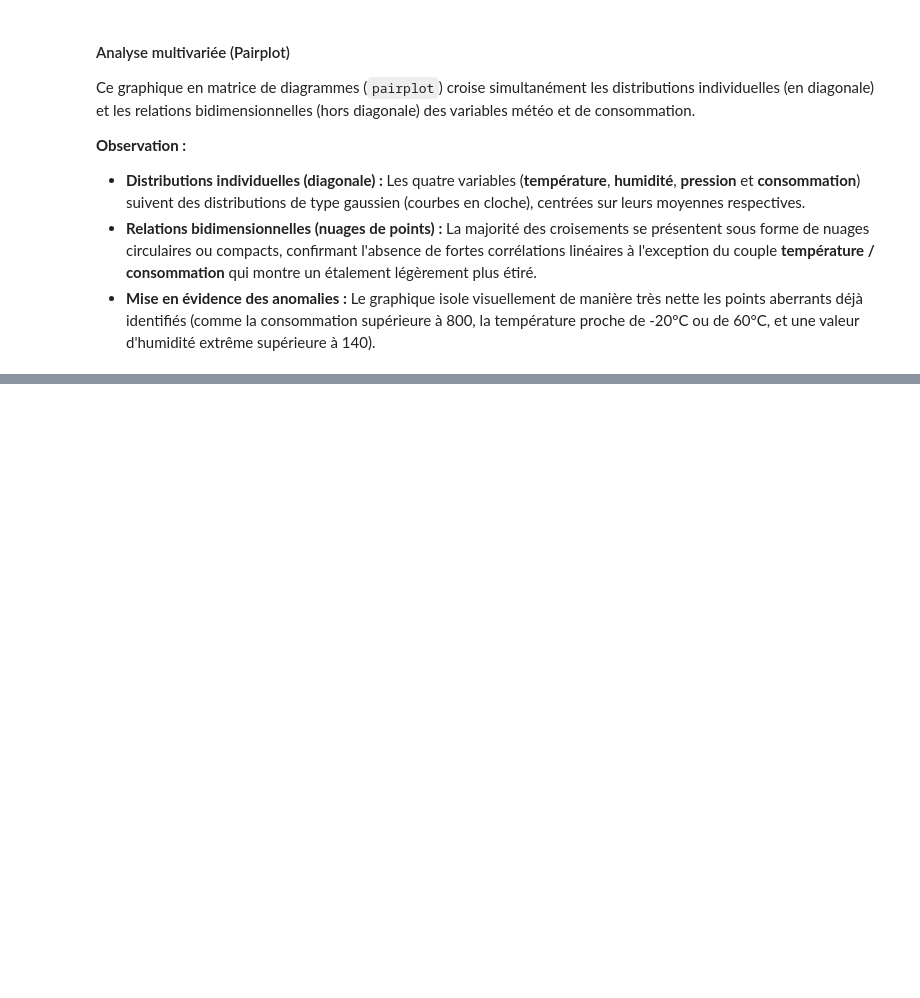
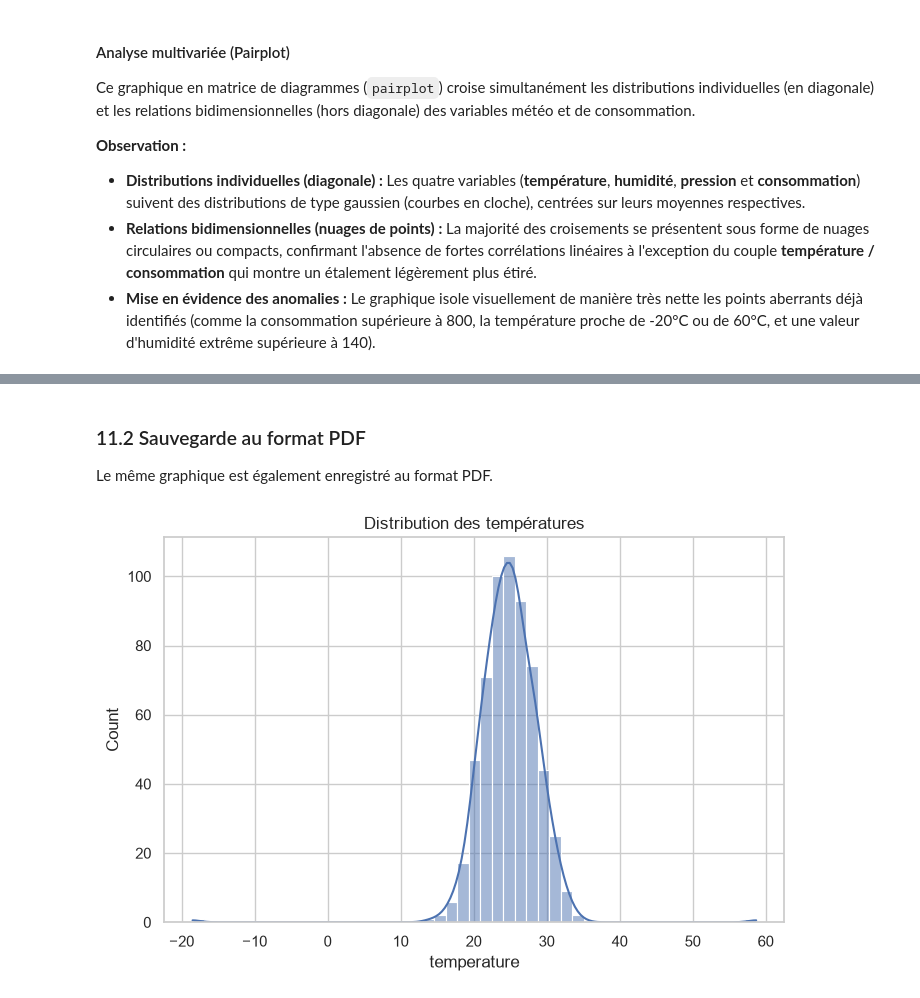
Before and after one commit to sirius-code7/atelier_seaborn_iot, a Jupyter notebook: notebooks/atelier_seaborn_iot.ipynb, the cells around one changed output, grey strips where cells are left out. Cells and saved outputs as stored; diff of their text form; code cells hidden in the pictures; blank space fills up the shorter version.

```diff
--- a/notebooks/atelier_seaborn_iot.ipynb
+++ b/notebooks/atelier_seaborn_iot.ipynb
@@ -532,0 +553,20 @@ Ce graphique en matrice de diagrammes (`pairplot`) croise simultanément les dis
+# %% [markdown]
+### 11.2 Sauvegarde au format PDF
+
+Le même graphique est également enregistré au format PDF.
+# %%
+plt.figure(figsize=(8, 5))
+
+sns.histplot(
+    data=df,
+    x="temperature",
+    kde=True
+)
+
+plt.title("Distribution des températures")
+
+plt.savefig("../exports/temperature.pdf")
+
+plt.show()
+# %% [output]
+[figure, added]
```
Also changed, not shown: parts of 2 cells of this notebook, 2 other files.
